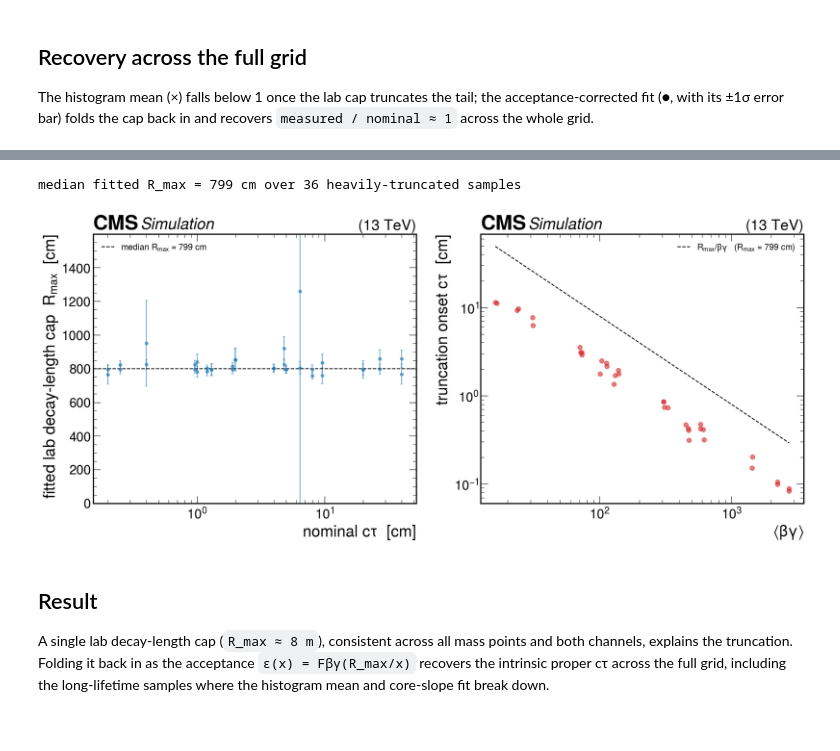
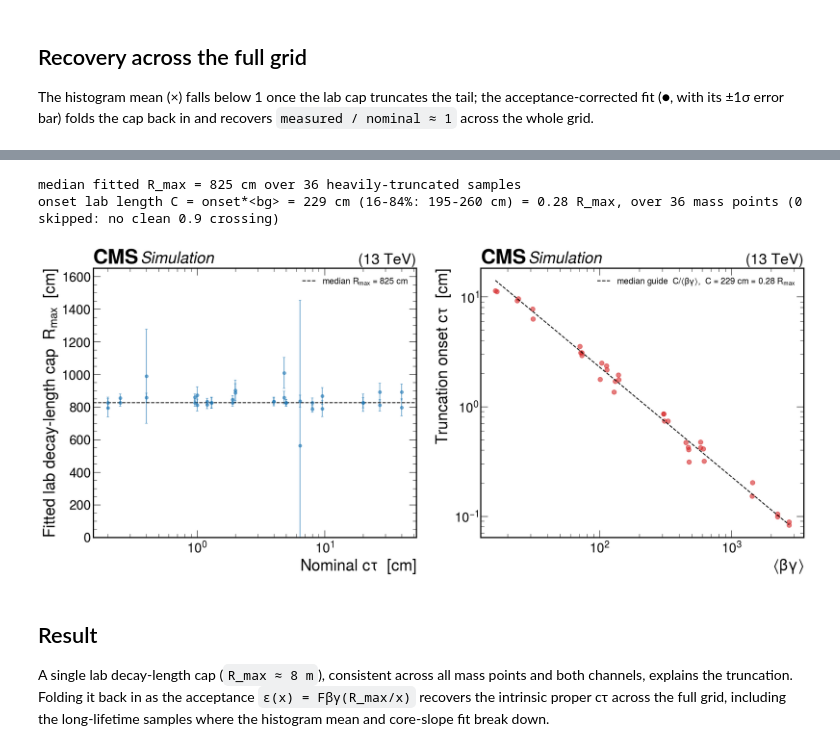
Before and after one commit to cms-sidm/SIDM, a Jupyter notebook: sidm/studies/lifetime_study/lifetime_acceptance_correction.ipynb, the cells around one changed output, grey strips where cells are left out. Cells and saved outputs as stored; diff of their text form; code cells hidden in the pictures.

```diff
--- a/sidm/studies/lifetime_study/lifetime_acceptance_correction.ipynb
+++ b/sidm/studies/lifetime_study/lifetime_acceptance_correction.ipynb
@@ -118,46 +171,55 @@ fig, (axL, axR) = plt.subplots(1, 2, figsize=(21, 8))
 # left: fitted R_max for heavily-truncated samples
 trunc = [r for r in rows.values()
          if np.isfinite(r["Rmax"]) and np.isfinite(r["Rmax_err"])
          and r["mean"] / r["nominal"] < 0.7]
 nomt = np.array([r["nominal"] for r in trunc])
 Rm = np.array([r["Rmax"] for r in trunc])
 Rme = np.array([r["Rmax_err"] for r in trunc])
 med = np.median(Rm)
 axL.errorbar(nomt, Rm, yerr=Rme, fmt="o", ms=5, color="#1f77b4", alpha=0.6, capsize=2)
 axL.axhline(med, color="k", ls="--", lw=1.5, label=rf"median $R_\mathrm{{max}}$ = {med:.0f} cm")
 axL.set_xscale("log")
 axL.set_ylim(0, 2 * med)
-axL.set_xlabel(r"nominal $c\tau$  [cm]")
-axL.set_ylabel(r"fitted lab decay-length cap  $R_\mathrm{max}$  [cm]")
+axL.set_xlabel(r"Nominal $c\tau$  [cm]")
+axL.set_ylabel(r"Fitted lab decay-length cap  $R_\mathrm{max}$  [cm]")
 axL.legend(fontsize=14)
 hep.cms.label(ax=axL, data=False)
 
-# right: truncation onset ctau vs <betagamma>
-onset = []
+# right: truncation onset ctau vs <betagamma> -- interpolate each scan to the 0.9 crossing
+onset, n_skip = [], 0
 for key, samples in groups.items():
     nn = np.array([la.ctau_cm(s) for s in samples])
     rr = np.array([rows[s]["mean"] / rows[s]["nominal"] for s in samples])
     below = np.where(rr < 0.9)[0]
-    if len(below) and below[0] > 0:
-        i = below[0]
-        x0, x1 = np.log(nn[i - 1]), np.log(nn[i])
-        y0, y1 = rr[i - 1], rr[i]
-        onset.append((bg_mean[key], np.exp(x0 + (0.9 - y0) * (x1 - x0) / (y1 - y0))))
+    if not len(below) or below[0] == 0 or rr[below[0]] == rr[below[0] - 1]:
+        n_skip += 1   # never dips to 0.9, already truncated at the shortest ctau, or flat
+        continue
+    i = below[0]
+    x0, x1 = np.log(nn[i - 1]), np.log(nn[i])
+    y0, y1 = rr[i - 1], rr[i]
+    onset.append((bg_mean[key], np.exp(x0 + (0.9 - y0) * (x1 - x0) / (y1 - y0))))
 onset = np.array(onset)
+prod = onset[:, 0] * onset[:, 1]            # onset * <bg> = lab decay length at the 0.9 onset
+C = np.median(prod)
+p16, p84 = np.percentile(prod, [16, 84])
 axR.scatter(onset[:, 0], onset[:, 1], s=55, color="#d62728", alpha=0.6)
 bgg = np.geomspace(onset[:, 0].min(), onset[:, 0].max(), 50)
-axR.plot(bgg, med / bgg, "k--", lw=1.5, label=rf"$R_\mathrm{{max}}/\beta\gamma$   ($R_\mathrm{{max}}$ = {med:.0f} cm)")
+axR.plot(bgg, C / bgg, "k--", lw=1.5,
+         label=rf"median guide  $C/\langle\beta\gamma\rangle$,  $C$ = {C:.0f} cm = {C/med:.2f} $R_\mathrm{{max}}$")
 axR.set_xscale("log")
 axR.set_yscale("log")
 axR.set_xlabel(r"$\langle\beta\gamma\rangle$")
-axR.set_ylabel(r"truncation onset $c\tau$  [cm]")
+axR.set_ylabel(r"Truncation onset $c\tau$  [cm]")
 axR.legend(fontsize=14)
 hep.cms.label(ax=axR, data=False)
 
 print(f"median fitted R_max = {med:.0f} cm over {len(trunc)} heavily-truncated samples")
+print(f"onset lab length C = onset*<bg> = {C:.0f} cm (16-84%: {p16:.0f}-{p84:.0f} cm) "
+      f"= {C/med:.2f} R_max, over {len(onset)} mass points ({n_skip} skipped: no clean 0.9 crossing)")
 # %% [output]
-median fitted R_max = 799 cm over 36 heavily-truncated samples
+median fitted R_max = 825 cm over 36 heavily-truncated samples
+onset lab length C = onset*<bg> = 229 cm (16-84%: 195-260 cm) = 0.28 R_max, over 36 mass points (0 skipped: no clean 0.9 crossing)
-[figure, old version]
+[figure, new version]
 # %% [markdown]
 ## Result
 
```
Also changed, not shown: parts of 8 cells of this notebook, 3 other files.
